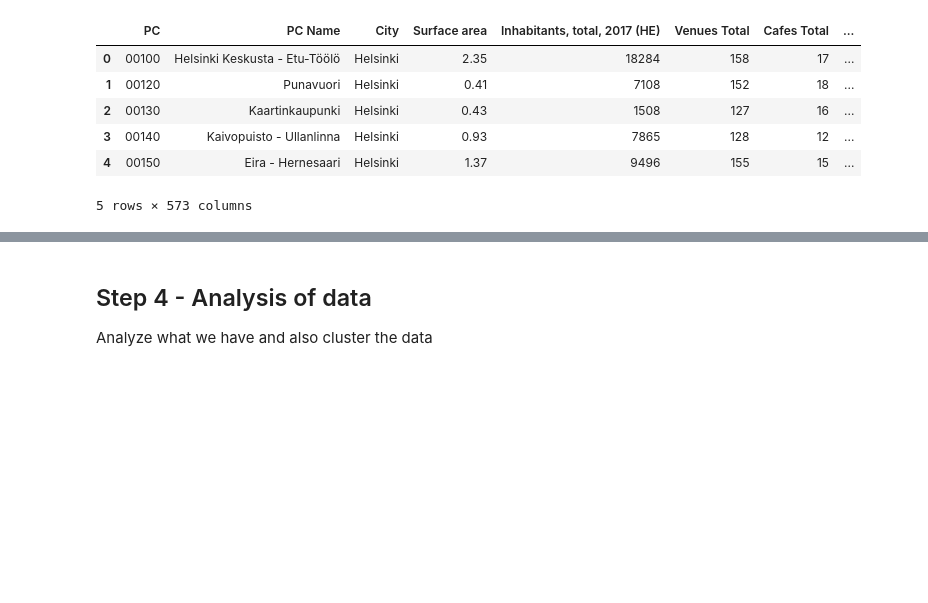
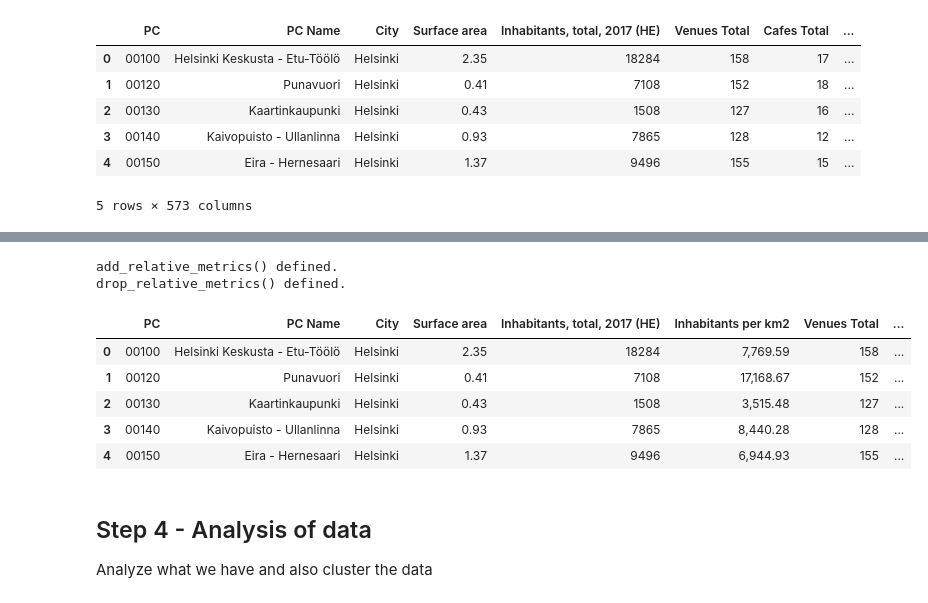
Before and after one commit to aitennek/Coursera_Capstone, a Jupyter notebook: Final_assignment/Capstone workbook.ipynb, the cells around one changed output, grey strips where cells are left out. Drawn from its saved outputs; the diff is of its cells as text; code cells hidden in the pictures; blank space fills up the shorter version.

```diff
--- a/Final_assignment/Capstone workbook.ipynb
+++ b/Final_assignment/Capstone workbook.ipynb
@@ -515,10 +633,14 @@ paavo_df = None
 if os.path.isfile(PAAVO_FILENAME):
 
     paavo_df = pd.read_csv(PAAVO_FILENAME, sep='\t', encoding='iso-8859-1')
-    print("Loaded Paavo data.\nFound {} rows and {} columns of data.".format(paavo_df.shape[0], paavo_df.shape[1]))
+    print("Loaded Paavo data from LOCAL FILE.\nFound {} rows and {} columns of data.".format(paavo_df.shape[0], paavo_df.shape[1]))
 
 else:
-    print("Did not find data file:", PAAVO_FILENAME)
+    try:
+        paavo_df = pd.read_csv(PAAVO_GITHUB_URL, sep="\t", encoding='iso-8859-1')
+        print("Loaded Paavo data FROM GITHUB REPO (backup-method for loading the data).\nFound {} rows and {} columns of data.".format(paavo_df.shape[0], paavo_df.shape[1]))
+    except:
+        print("Did not find data file:", PAAVO_FILENAME)
 
 # Show a sample of data to understand what we have
 paavo_df.head()
@@ -1109,3 +1249,50 @@ Merge result has shape: (2093, 573)
+# %%
+# This list is structured to help in calling the add_relateive_metric_into_df function.
+# It also provides benefits later when we have to redo these for summaries (these don't summarize well with sum() nor mean()).
+additional_relative_metrics = [
+    ['Inhabitants per km2', 'Inhabitants, total, 2017 (HE)', 'Surface area'],
+    ['Inhabitants per venue', 'Inhabitants, total, 2017 (HE)', 'Venues Total'],
+    ['Inhabitants per cafe', 'Inhabitants, total, 2017 (HE)', 'Cafes Total'],
+    ['Inhabitants per restaurant', 'Inhabitants, total, 2017 (HE)', 'Restaurants Total']
+]
+
+# helper and convenience
+def add_relative_metrics(df, metric_definitions = additional_relative_metrics):
+    for one_relative_metric in metric_definitions:
+        df = add_relative_metric_into_df(df, one_relative_metric[0], one_relative_metric[1], one_relative_metric[2])
+    return df
+
+print("add_relative_metrics() defined.")
+
+
+# helper and convenience
+def drop_relative_metrics(df, metric_definitions = additional_relative_metrics):
+    rel_metric_cols = [one_relative_metric[0] for one_relative_metric in metric_definitions]
+    df_cols = df.columns.tolist()
+    for metric_col in rel_metric_cols:
+        try:
+            if df_cols.index(metric_col) > -1:
+                df_cols.remove(metric_col)
+        except:
+            None
+    return df.loc[:, df_cols]
+
+
+print("drop_relative_metrics() defined.")
+# %% [output]
+add_relative_metrics() defined.
+drop_relative_metrics() defined.
+# %%
+paavo_venues_df = drop_relative_metrics(paavo_venues_df)
+paavo_venues_df = add_relative_metrics(paavo_venues_df)
+paavo_venues_df.iloc[:5, :15]
+# %% [output]
+|  | PC | PC Name | City | Surface area | Inhabitants, total, 2017 (HE) | Inhabitants per km2 | Venues Total | ... |
+| 0 | 00100 | Helsinki Keskusta - Etu-Töölö | Helsinki | 2.35 | 18284 | 7,769.59 | 158 | ... |
+| 1 | 00120 | Punavuori | Helsinki | 0.41 | 7108 | 17,168.67 | 152 | ... |
+| 2 | 00130 | Kaartinkaupunki | Helsinki | 0.43 | 1508 | 3,515.48 | 127 | ... |
+| 3 | 00140 | Kaivopuisto - Ullanlinna | Helsinki | 0.93 | 7865 | 8,440.28 | 128 | ... |
+| 4 | 00150 | Eira - Hernesaari | Helsinki | 1.37 | 9496 | 6,944.93 | 155 | ... |
 # %% [markdown]
 ## Step 4 - Analysis of data
 
```
Also changed, not shown: parts of 41 cells of this notebook.
